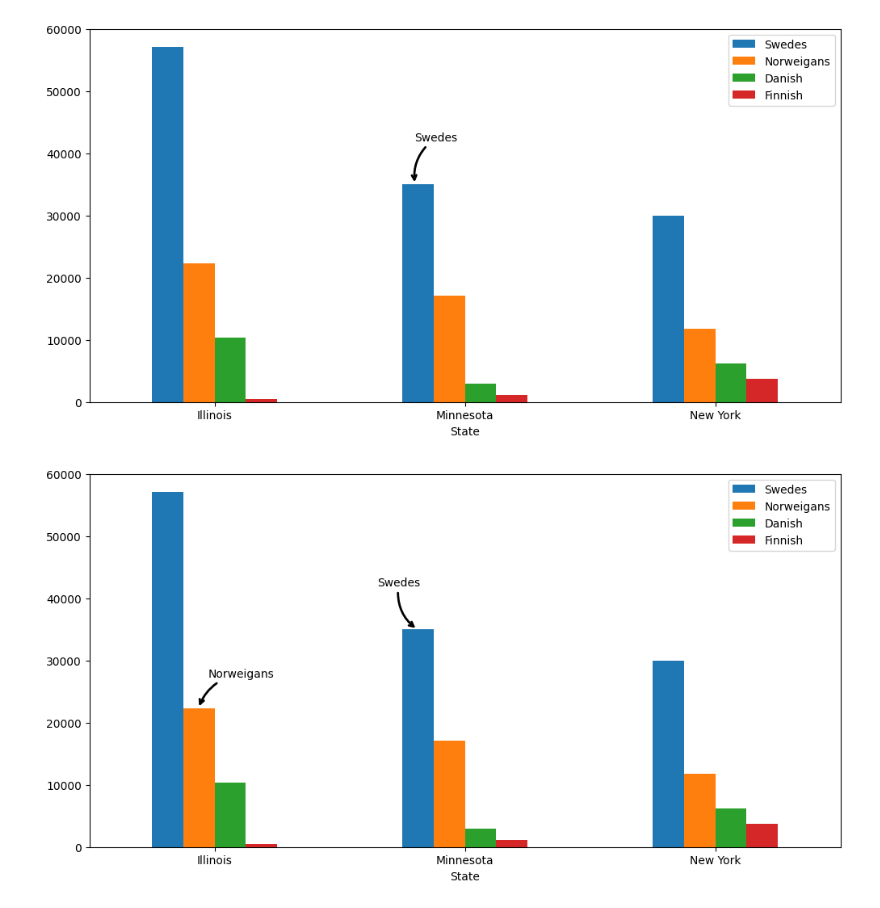
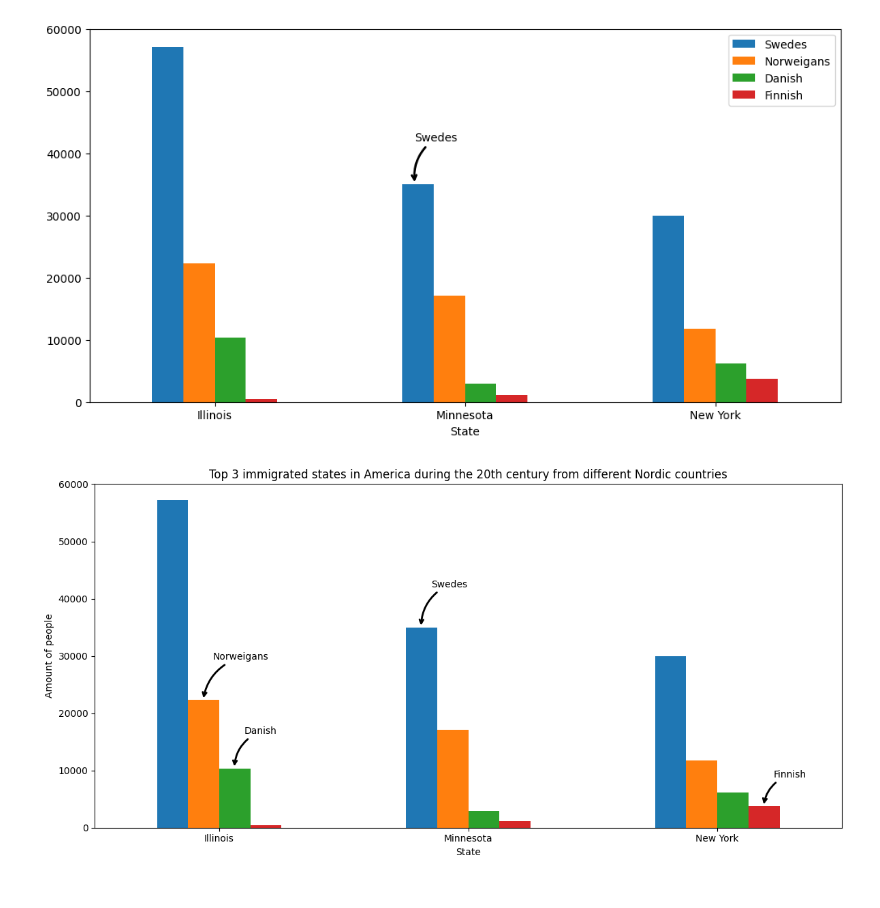
Before and after one commit to fredrikkron/data-visualization-fredrik-kron-de24, a Jupyter notebook: code_alongs/03_matplotlib_annotations/matplotlib_annotations.ipynb, the cells around one changed output. Saved outputs shown, nothing was run; the diff lists cells and outputs as text; code cells hidden in the pictures.

Commit message:
refinement on arrows and labels

```diff
--- a/code_alongs/03_matplotlib_annotations/matplotlib_annotations.ipynb
+++ b/code_alongs/03_matplotlib_annotations/matplotlib_annotations.ipynb
@@ -174,30 +174,62 @@ Text(0.8, 42000, 'Swedes')
 # %%
 fig, ax = nordic_plot()
 
 # tuple unpacking of ax.containers that is a list of four BarContainers, which contains 3 Artists each
 swede_bars, norweigan_bars, danish_bars, finnish_bars = ax.containers
 
+# def annotate_nordic(bar_artist, text, x_offset, y_offset):
+
+#     xy = (bar_artist.get_x(), bar_artist.get_height())
+
+#     # ternary if-statement
+#     rad = 0.3 if xy[0] < 0 else -0.3
+
+#     arrowprops = dict(arrowstyle = "->", linewidth=2, connectionstyle = f"arc3, rad={rad}")
+#     ax.annotate(
+#         text = text,
+#         xy=(xy[0] + 0.06, xy[1]),
+#         arrowprops=arrowprops,
+#         xytext=(xy[0] + x_offset, xy[1] + y_offset),
+#         )
+
 def annotate_nordic(bar_artist, text, x_offset, y_offset):
+    bar_x = bar_artist.get_x()
+    bar_y = bar_artist.get_height()
+    xy = (bar_x + 0.06, bar_y)
+    xytext = (bar_x + x_offset, bar_y + y_offset)
 
-    xy = (bar_artist.get_x(), bar_artist.get_height())
+    # Determine curve direction based on where the label is
+    rad = 0.3 if xytext[0] > xy[0] else -0.3
 
-    # ternary if-statement
-    rad = 0.3 if xy[0] < 0 else -0.3
+    arrowprops = dict(
+        arrowstyle="->",
+        linewidth=2,
+        connectionstyle=f"arc3,rad={rad}"
+    )
 
-    arrowprops = dict(arrowstyle = "->", linewidth=2, connectionstyle = "arc3, rad=.3")
     ax.annotate(
-        text = text,
-        xy=(xy[0] + 0.06, xy[1]),
+        text=text,
+        xy=xy,
+        xytext=xytext,
         arrowprops=arrowprops,
-        xytext=(xy[0] + x_offset, xy[1] + y_offset),
-        )
+    )
 
-annotate_nordic(swede_bars[1], "Swedes", -0.1, 7000)
-annotate_nordic(norweigan_bars[0], "Norweigans", 0.1, 5000)
+
+annotate_nordic(swede_bars[1], "Swedes", 0.1, 7000)
+annotate_nordic(norweigan_bars[0], "Norweigans", 0.1, 7000)
+annotate_nordic(danish_bars[0], "Danish", 0.1, 6000)
+annotate_nordic(finnish_bars[2], "Finnish", 0.1, 5000)
+plt.title("Top 3 immigrated states in America during the 20th century from different Nordic countries")
+plt.ylabel("Amount of people")
+plt.legend().remove()
+fig = ax.get_figure()
+fig.tight_layout()
+fig.savefig("figures/nordic_immigration_to_United_States.png")
+
 
 # draw other annotations
 # add labels and title
 # remove legend
 # save the figure
 # %% [output]
-[figure, old version]
+[figure, new version]
```
Also changed, not shown: 1 other file.
